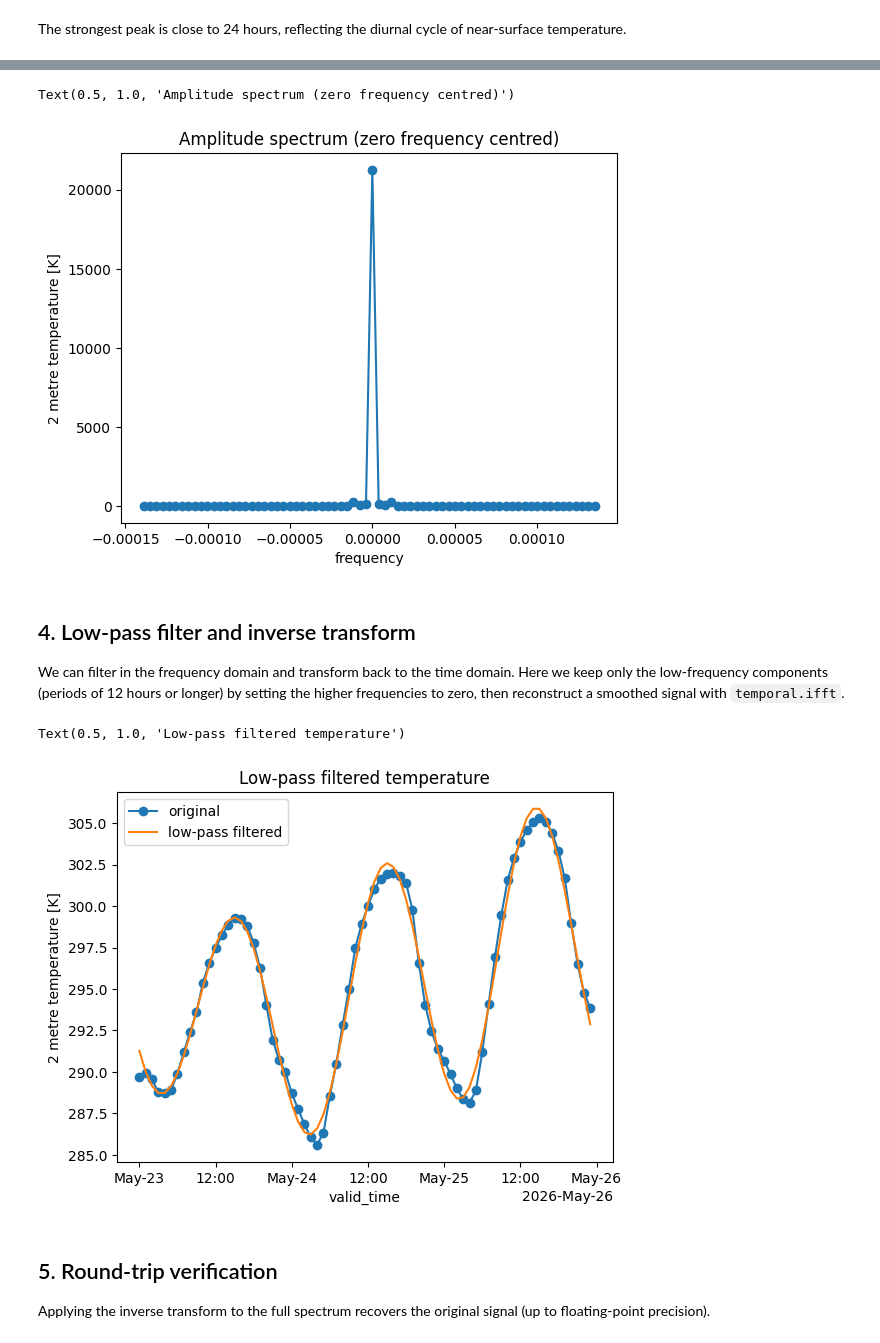
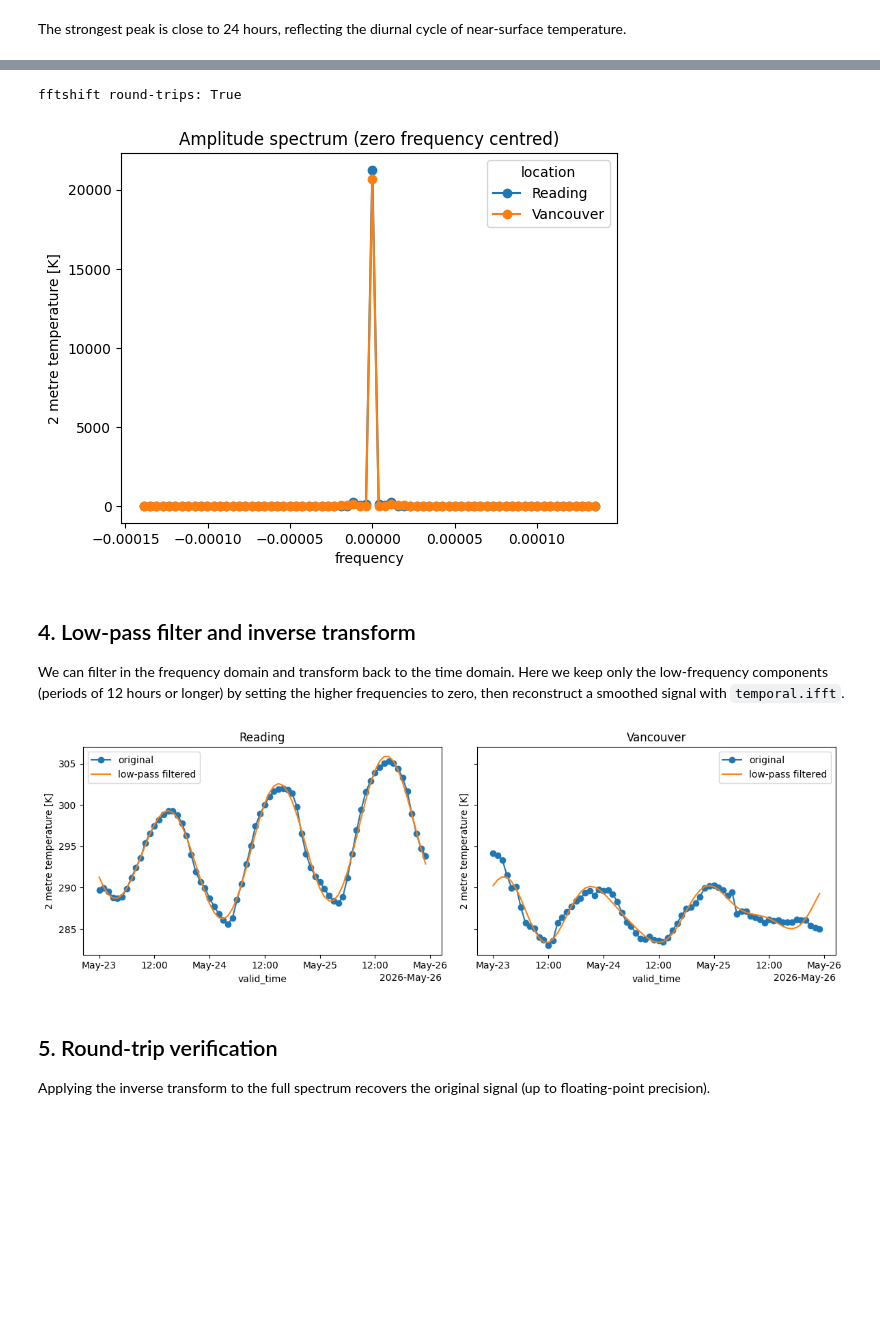
Before and after one commit to ecmwf/earthkit-transforms, a Jupyter notebook: docs/source/tutorials/temporal/06-fft-spectral-analysis.ipynb, the cells around one changed output, grey strips where cells are left out. Saved outputs shown, nothing was run; the diff lists cells and outputs as text; code cells hidden in the pictures; blank space fills up the shorter version.

```diff
--- a/docs/source/tutorials/temporal/06-fft-spectral-analysis.ipynb
+++ b/docs/source/tutorials/temporal/06-fft-spectral-analysis.ipynb
@@ -19,8 +19,8 @@ from earthkit import transforms as ekt
 
 # Hourly 2m temperature timeseries (72 hourly steps over 3 days) for two locations
 ds = ekd.from_source("sample", "era5-timeseries-multiple.nc").to_xarray()
-da = ds["t2m"].sel(location="Reading")
+da = ds["t2m"]
 
-da.plot.line(x="valid_time", marker="o")
-plt.title("Hourly 2m temperature at Reading")
+da.plot.line(x="valid_time", hue="location", marker="o")
+plt.title("Hourly 2m temperature")
 # %% [output]
@@ -60,14 +60,17 @@ The squared amplitude of each frequency component gives the power spectrum. We k
 positive = spectrum.where(spectrum["frequency"] > 0, drop=True)
 power = (np.abs(positive) ** 2).rename("power")
 
-# Convert frequency in Hz to a period in hours
-period_hours = 1.0 / (positive["frequency"] * 3600.0)
+# The `period` coordinate is in seconds; express it in hours for readability
+period_hours = positive["period"] / 3600.0
 power = power.assign_coords(period_hours=("frequency", period_hours.data))
 
-dominant_period = float(power["period_hours"][power.argmax("frequency")].item())
-print(f"Dominant period: {dominant_period:.1f} hours")
+# Dominant period for each timeseries (one per location)
+dominant_period = period_hours.isel(frequency=power.argmax("frequency"))
+for location in dominant_period["location"].values:
+    period = float(dominant_period.sel(location=location))
+    print(f"{location}: dominant period {period:.1f} hours")
 
-power.plot.line(x="period_hours", marker="o")
+power.plot.line(x="period_hours", hue="location", marker="o")
 plt.xlabel("Period (hours)")
 plt.title("Power spectrum")
 # %% [output]
@@ -83,11 +87,15 @@ The raw FFT output orders the frequencies from zero upwards and then wraps aroun
 # %%
-shifted = ekt._fourier.fftshift(spectrum, dim="frequency")
+shifted = ekt.temporal.fftshift(spectrum, freq_dim="frequency")
 
-np.abs(shifted).plot.line(x="frequency", marker="o")
+np.abs(shifted).plot.line(x="frequency", hue="location", marker="o")
 plt.title("Amplitude spectrum (zero frequency centred)")
+
+# ifftshift undoes the reordering
+restored_order = ekt.temporal.ifftshift(shifted, freq_dim="frequency")
+print("fftshift round-trips:", bool(np.allclose(restored_order, spectrum)))
 # %% [output]
-Text(0.5, 1.0, 'Amplitude spectrum (zero frequency centred)')
+fftshift round-trips: True
-[figure, old version]
+[figure, new version]
 # %% [markdown]
 ## 4. Low-pass filter and inverse transform
 
@@ -95,17 +103,20 @@ We can filter in the frequency domain and transform back to the time domain. Her
 # %%
 # Keep components with a period of 12 hours or longer
 cutoff_hz = 1.0 / (12 * 3600.0)
 filtered = spectrum.where(np.abs(spectrum["frequency"]) <= cutoff_hz, 0)
 
 smoothed = ekt.temporal.ifft(filtered, time_dim="valid_time", time_coord=da["valid_time"].values).real
 
-da.plot.line(x="valid_time", marker="o", label="original")
-smoothed.plot.line(x="valid_time", label="low-pass filtered")
-plt.legend()
-plt.title("Low-pass filtered temperature")
+# One panel per location so the original and filtered signals stay legible
+fig, axes = plt.subplots(1, da.sizes["location"], figsize=(12, 4), sharey=True)
+for ax, location in zip(np.atleast_1d(axes), da["location"].values):
+    da.sel(location=location).plot.line(x="valid_time", marker="o", label="original", ax=ax)
+    smoothed.sel(location=location).plot.line(x="valid_time", label="low-pass filtered", ax=ax)
+    ax.set_title(str(location))
+    ax.legend()
+fig.tight_layout()
 # %% [output]
-Text(0.5, 1.0, 'Low-pass filtered temperature')
-[figure, old version]
+[figure, new version]
 # %% [markdown]
 ## 5. Round-trip verification
 
```
Also changed, not shown: parts of 14 cells of this notebook, 6 other files.
